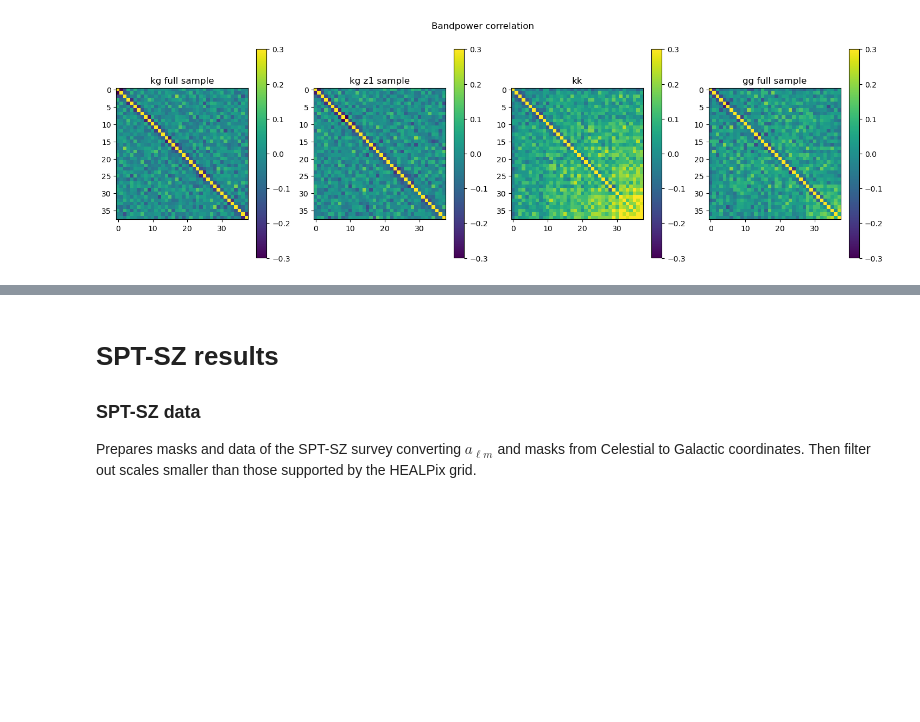
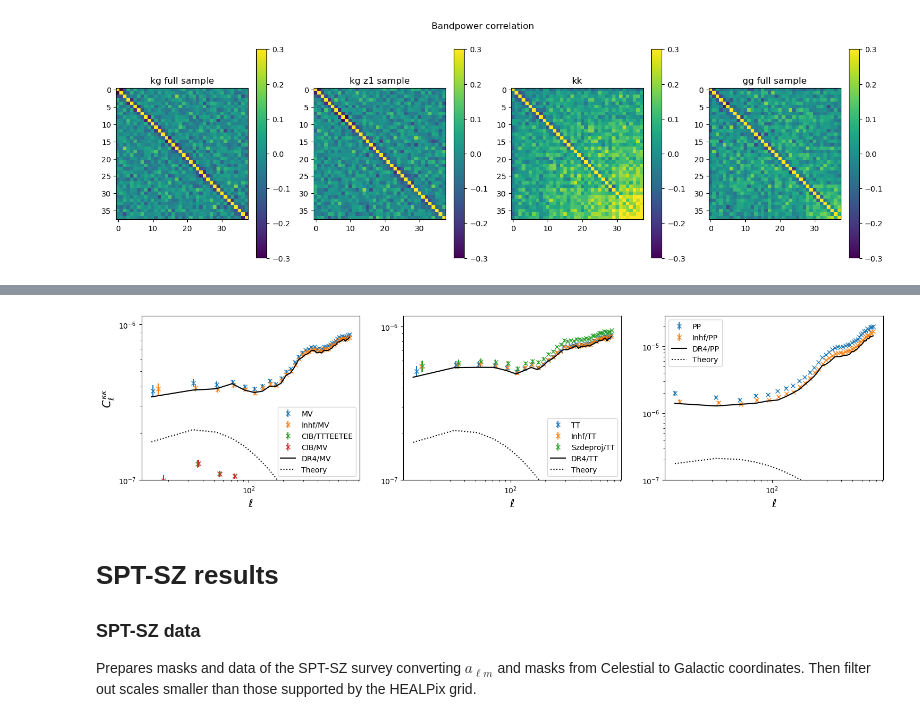
Before and after one commit to kstoreyf/gaia-quasars-lss, a Jupyter notebook: notebooks/gaia_qso_data_pstest.ipynb, the cells around one changed output, grey strips where cells are left out. Drawn from its saved outputs; the diff is of its cells as text; code cells hidden in the pictures; blank space fills up the shorter version.

```diff
--- a/notebooks/gaia_qso_data_pstest.ipynb
+++ b/notebooks/gaia_qso_data_pstest.ipynb
@@ -1173,3 +1409,7 @@ pl.show()
+# %%
+plot_planck(clkk_pldr3,clkk_pldr3,clkk_pldr3,planck_tags,do_log=True,do_kk=True)
+# %% [output]
+[figure, added]
 # %% [markdown]
 
 
```
Also changed, not shown: parts of 23 cells of this notebook.
